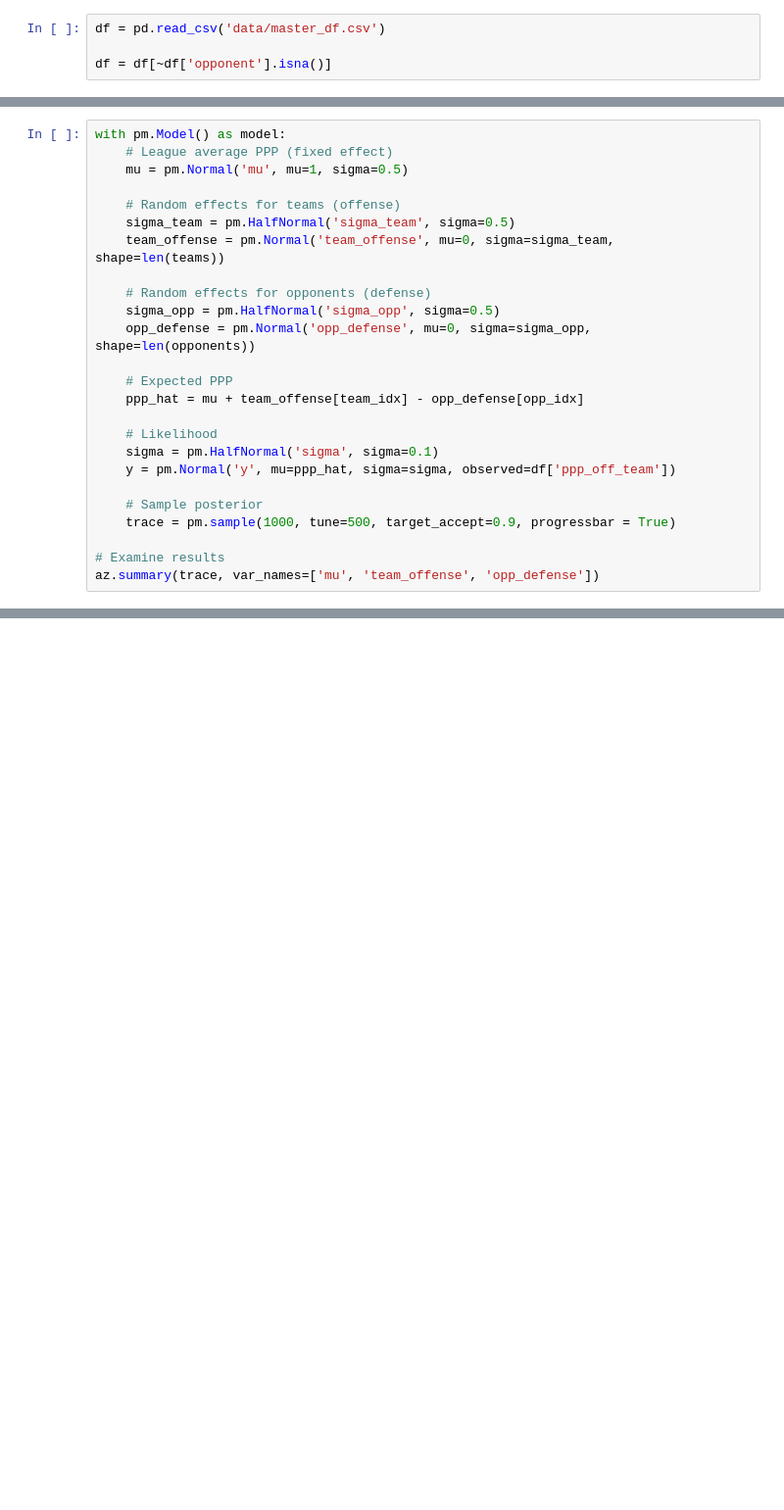
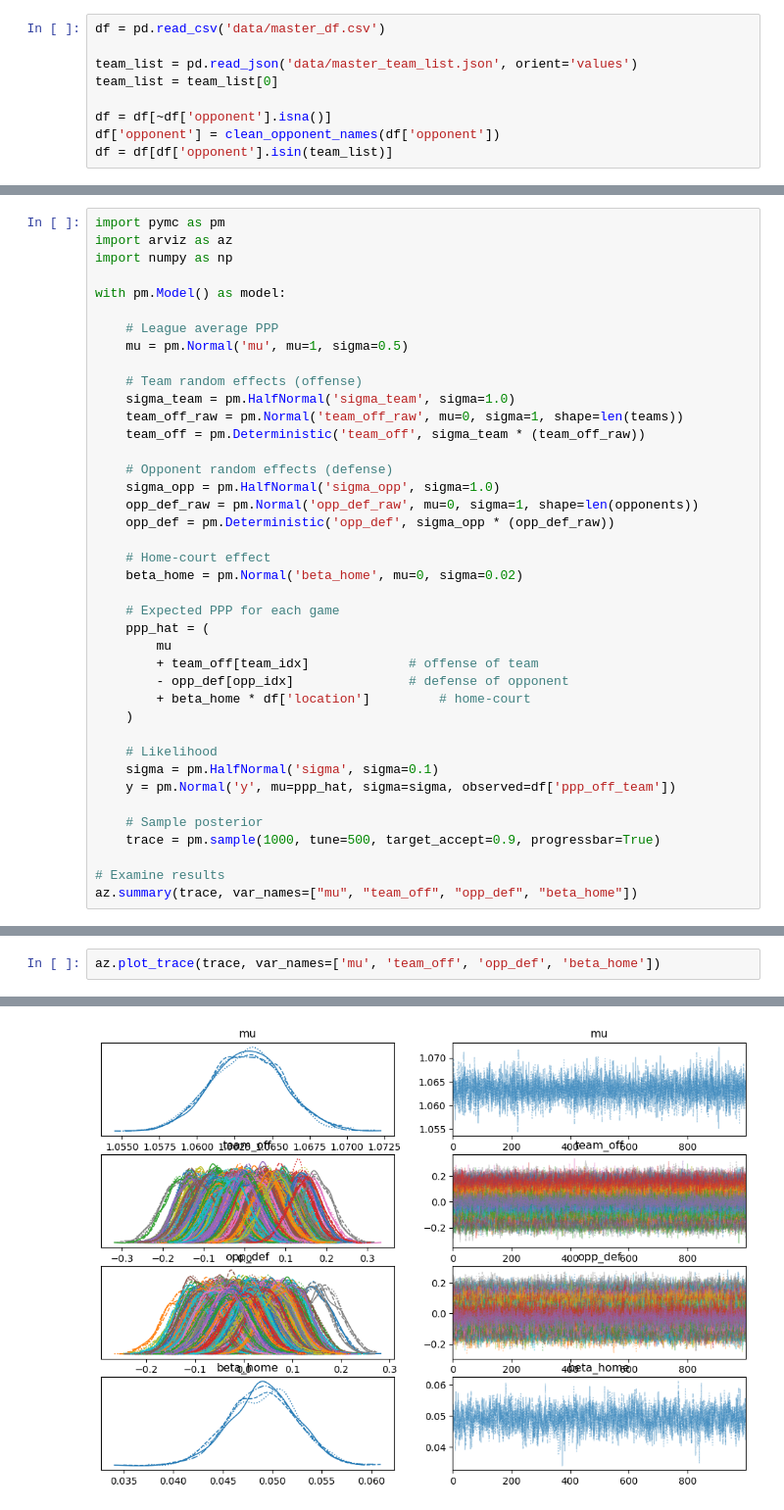
Before and after one commit to ryan-webster-vt/webstar, a Jupyter notebook: model/build_model.ipynb, the cells around one changed output, grey strips where cells are left out. Shown at 98% size. Cells and saved outputs as stored; diff of their text form; blank space fills up the shorter version.

```diff
--- a/model/build_model.ipynb
+++ b/model/build_model.ipynb
@@ -13,7 +16,12 @@ WARNING (pytensor.configdefaults): g++ not detected!  PyTensor will be unable to
 # %%
 df = pd.read_csv('data/master_df.csv')
 
+team_list = pd.read_json('data/master_team_list.json', orient='values')
+team_list = team_list[0]
+
 df = df[~df['opponent'].isna()]
+df['opponent'] = clean_opponent_names(df['opponent'])
+df = df[df['opponent'].isin(team_list)]
 # %%
 # Encode categorical variables as indices
 teams = df['team'].unique()
@@ -23,28 +41,43 @@ opp_idx = df['opponent'].apply(lambda x: np.where(opponents == x)[0][0])
 # %%
+import pymc as pm
+import arviz as az
+import numpy as np
+
 with pm.Model() as model:
-    # League average PPP (fixed effect)
+
+    # League average PPP
     mu = pm.Normal('mu', mu=1, sigma=0.5)
 
-    # Random effects for teams (offense)
-    sigma_team = pm.HalfNormal('sigma_team', sigma=0.5)
-    team_offense = pm.Normal('team_offense', mu=0, sigma=sigma_team, shape=len(teams))
+    # Team random effects (offense)
+    sigma_team = pm.HalfNormal('sigma_team', sigma=1.0)
+    team_off_raw = pm.Normal('team_off_raw', mu=0, sigma=1, shape=len(teams))
+    team_off = pm.Deterministic('team_off', sigma_team * (team_off_raw))
 
-    # Random effects for opponents (defense)
-    sigma_opp = pm.HalfNormal('sigma_opp', sigma=0.5)
-    opp_defense = pm.Normal('opp_defense', mu=0, sigma=sigma_opp, shape=len(opponents))
+    # Opponent random effects (defense)
+    sigma_opp = pm.HalfNormal('sigma_opp', sigma=1.0)
+    opp_def_raw = pm.Normal('opp_def_raw', mu=0, sigma=1, shape=len(opponents))
+    opp_def = pm.Deterministic('opp_def', sigma_opp * (opp_def_raw))
 
-    # Expected PPP
-    ppp_hat = mu + team_offense[team_idx] - opp_defense[opp_idx]
+    # Home-court effect
+    beta_home = pm.Normal('beta_home', mu=0, sigma=0.02)
+
+    # Expected PPP for each game
+    ppp_hat = (
+        mu
+        + team_off[team_idx]             # offense of team
+        - opp_def[opp_idx]               # defense of opponent
+        + beta_home * df['location']         # home-court
+    )
 
     # Likelihood
     sigma = pm.HalfNormal('sigma', sigma=0.1)
     y = pm.Normal('y', mu=ppp_hat, sigma=sigma, observed=df['ppp_off_team'])
 
     # Sample posterior
-    trace = pm.sample(1000, tune=500, target_accept=0.9, progressbar = True)
+    trace = pm.sample(1000, tune=500, target_accept=0.9, progressbar=True)
 
 # Examine results
-az.summary(trace, var_names=['mu', 'team_offense', 'opp_defense'])
+az.summary(trace, var_names=["mu", "team_off", "opp_def", "beta_home"])
 # %% [output]
 Initializing NUTS using jitter+adapt_diag...
 Multiprocess sampling (4 chains in 4 jobs)
@@ -106,0 +319,3 @@ pd.DataFrame({
+# %%
+az.plot_trace(trace, var_names=['mu', 'team_off', 'opp_def', 'beta_home'])
+# %% [output]
@@ -106,0 +329 @@ pd.DataFrame({
+[figure, added]
```
Also changed, not shown: parts of 16 cells of this notebook, 3 other files.
